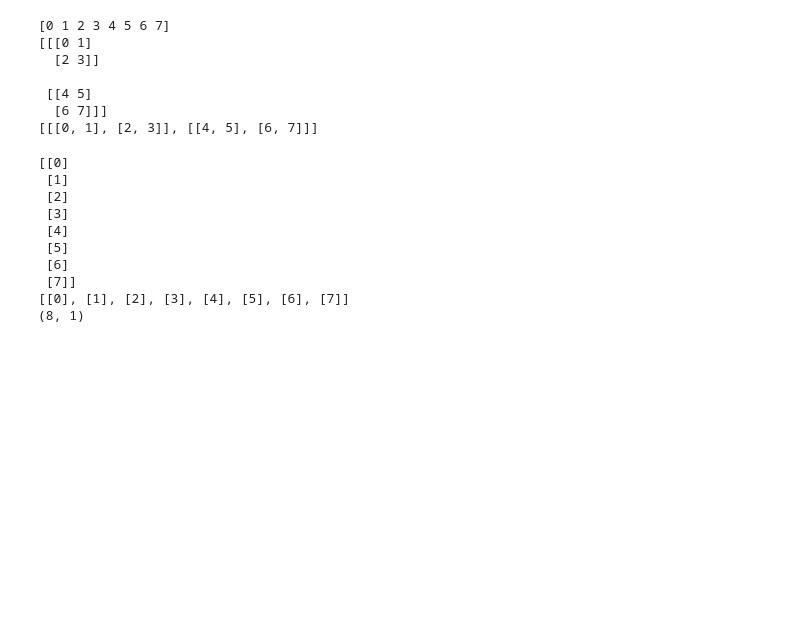
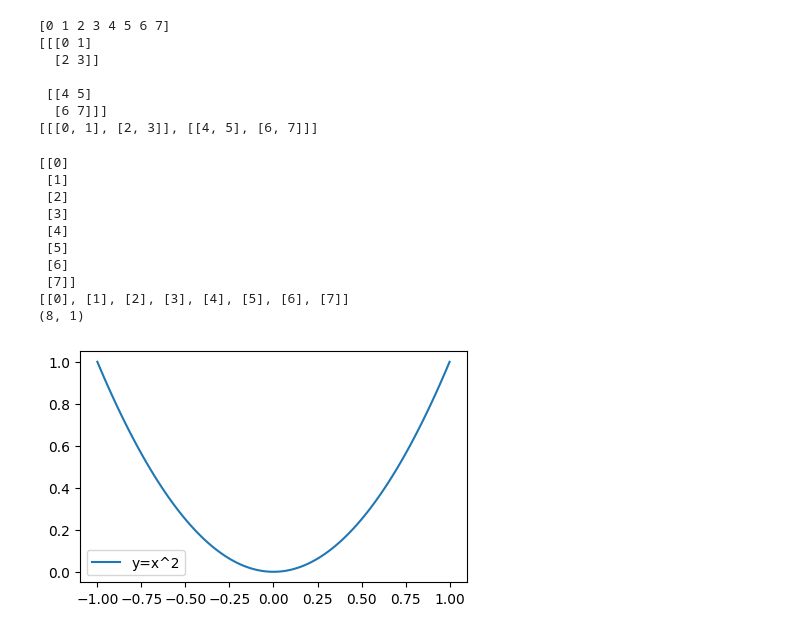
Before and after one commit to ZomiKim/2025python, a Jupyter notebook: 02code/01test/06array.ipynb, the cells around one changed output. Saved outputs shown, nothing was run; the diff lists cells and outputs as text; code cells hidden in the pictures; blank space fills up the shorter version.

```diff
--- a/02code/01test/06array.ipynb
+++ b/02code/01test/06array.ipynb
@@ -338,0 +342,10 @@ print(arr55.shape)
+# %%
+x = np.linspace(-1, 1, 100)
+y = x**2
+
+plt.figure(figsize=(5,3))
+plt.plot(x,y,label='y=x^2')
+plt.legend()
+plt.show()
+# %% [output]
+[figure, added]
```
Also changed, not shown: parts of 3 cells of this notebook, 1 other file.
